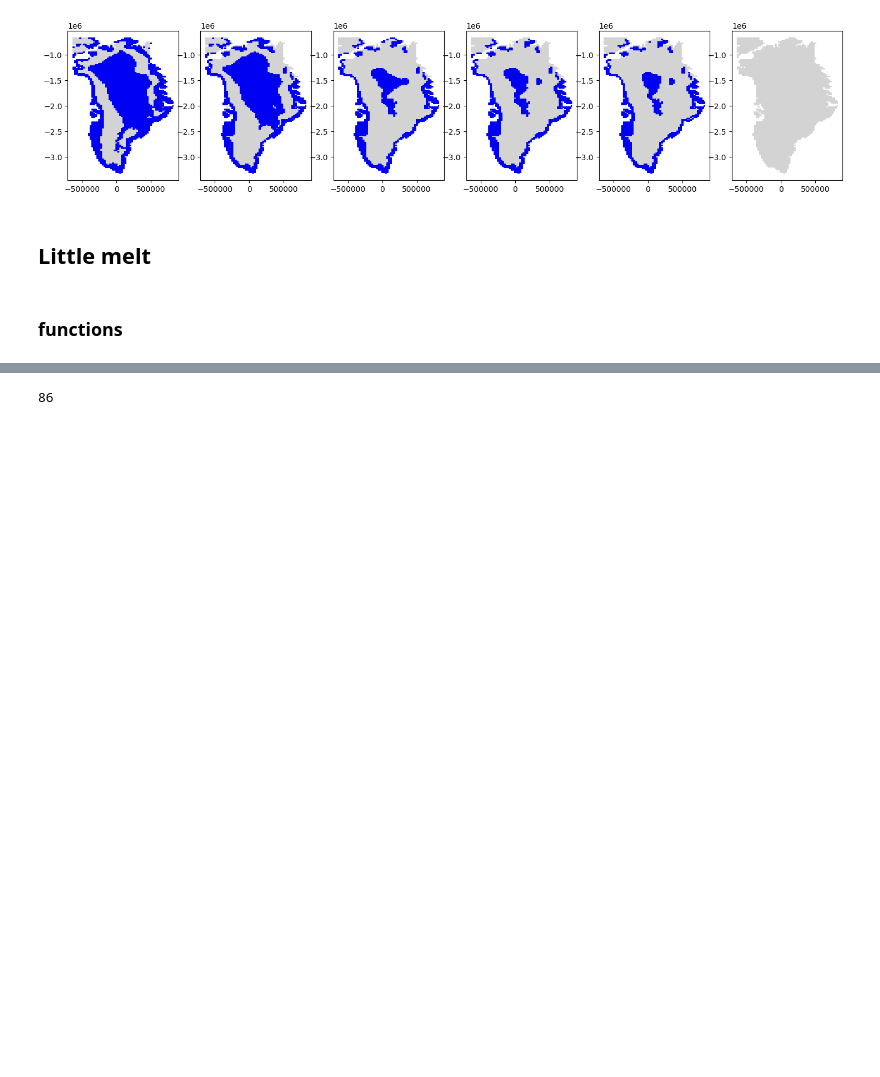
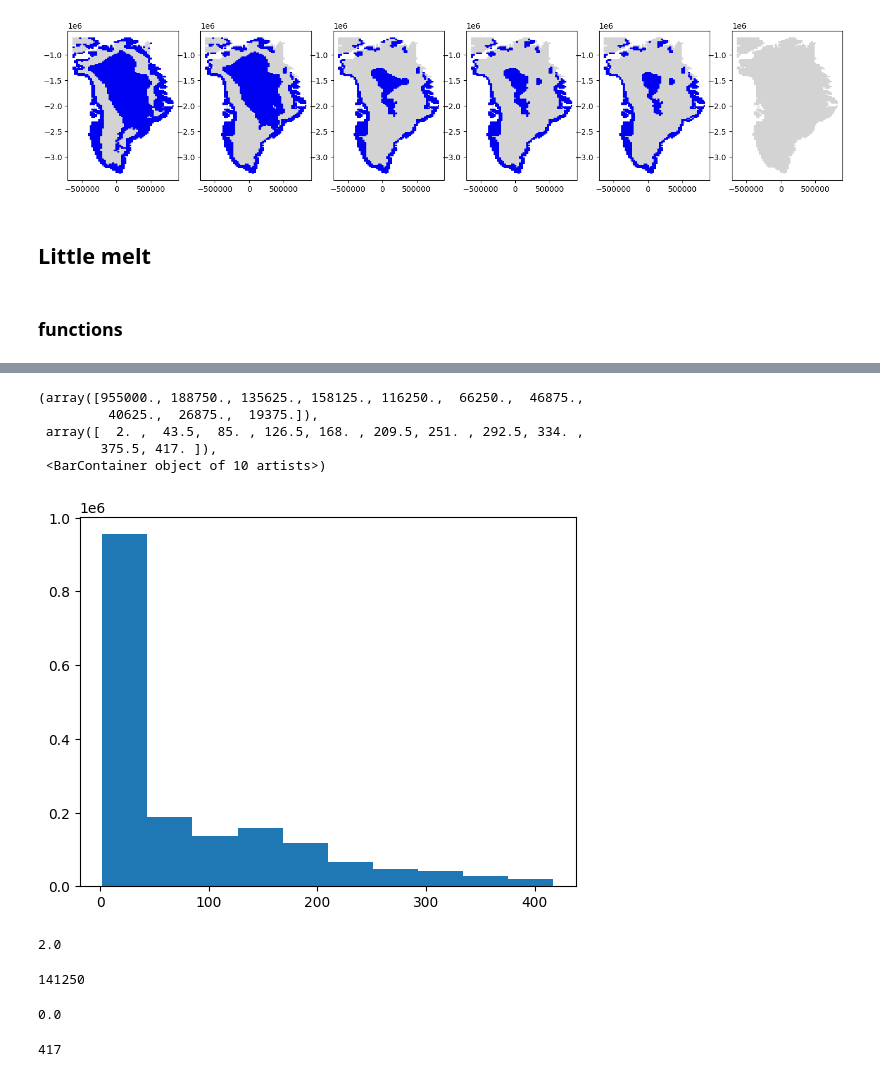
Before and after one commit to linaskerath/RP_Greenland, a Jupyter notebook: Scripts/07_2_find_non_melt_area copy.ipynb, the cells around one changed output, grey strips where cells are left out. Drawn from its saved outputs; the diff is of its cells as text; code cells hidden in the pictures; blank space fills up the shorter version.

```diff
--- a/Scripts/07_2_find_non_melt_area copy.ipynb
+++ b/Scripts/07_2_find_non_melt_area copy.ipynb
@@ -296,4 +336,27 @@ m17[m17['counts'] > 1]
+# %%
+plt.hist(all_cummulative2['counts'])
+# %% [output]
+(array([955000., 188750., 135625., 158125., 116250.,  66250.,  46875.,
+         40625.,  26875.,  19375.]),
+ array([  2. ,  43.5,  85. , 126.5, 168. , 209.5, 251. , 292.5, 334. ,
+        375.5, 417. ]),
+ <BarContainer object of 10 artists>)
+[figure, added]
+# %%
+# find min and max val
+# remove 10 percentile of not melting pixels:
+all_cummulative2['counts'].quantile(0.01)
+# %% [output]
+2.0
+# %%
+len(all_cummulative2[all_cummulative2['counts']==2])
+# %% [output]
+141250
+# %%
+len(all_cummulative2[all_cummulative2['counts']==1.0]) / len(all_cummulative2)
+# %% [output]
+0.0
 # %%
-m17['counts'].max()
+all_cummulative2['counts'].max()
 # %% [output]
-86
+417
```
Also changed, not shown: parts of 22 cells of this notebook.
